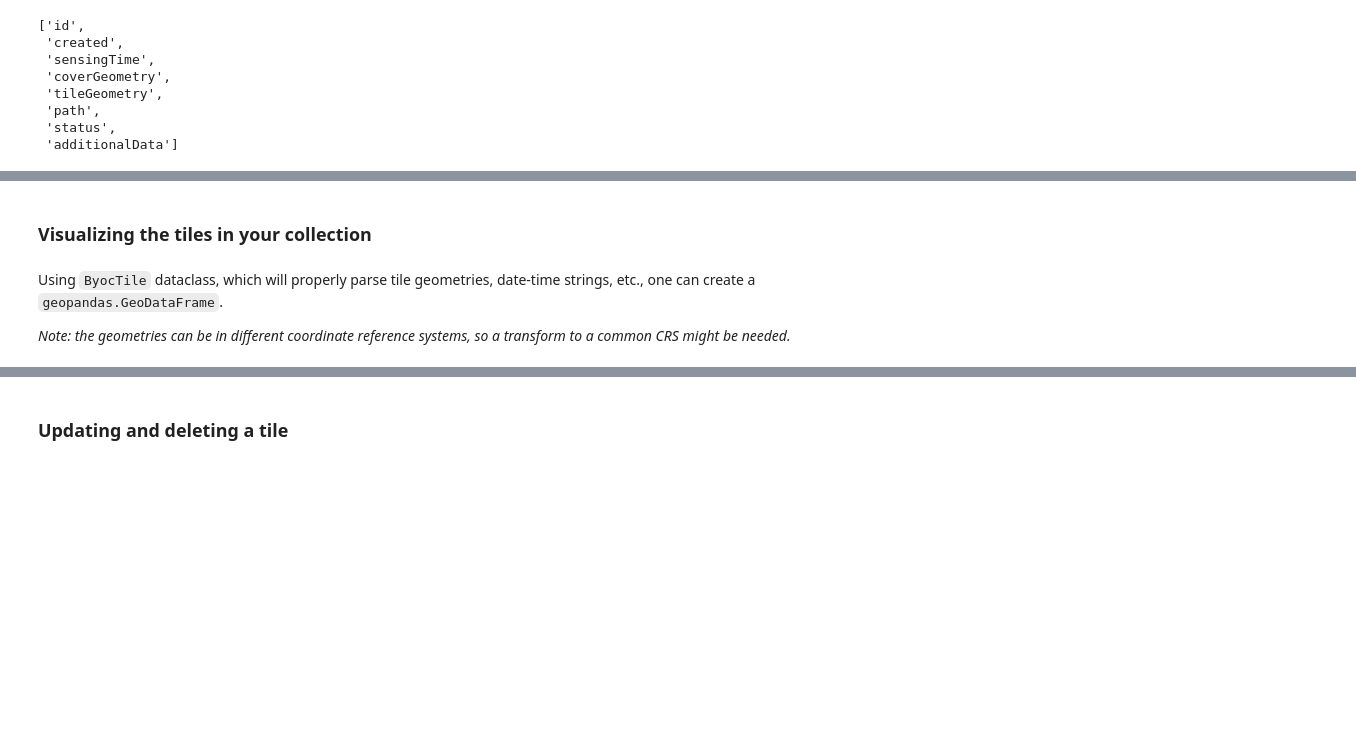
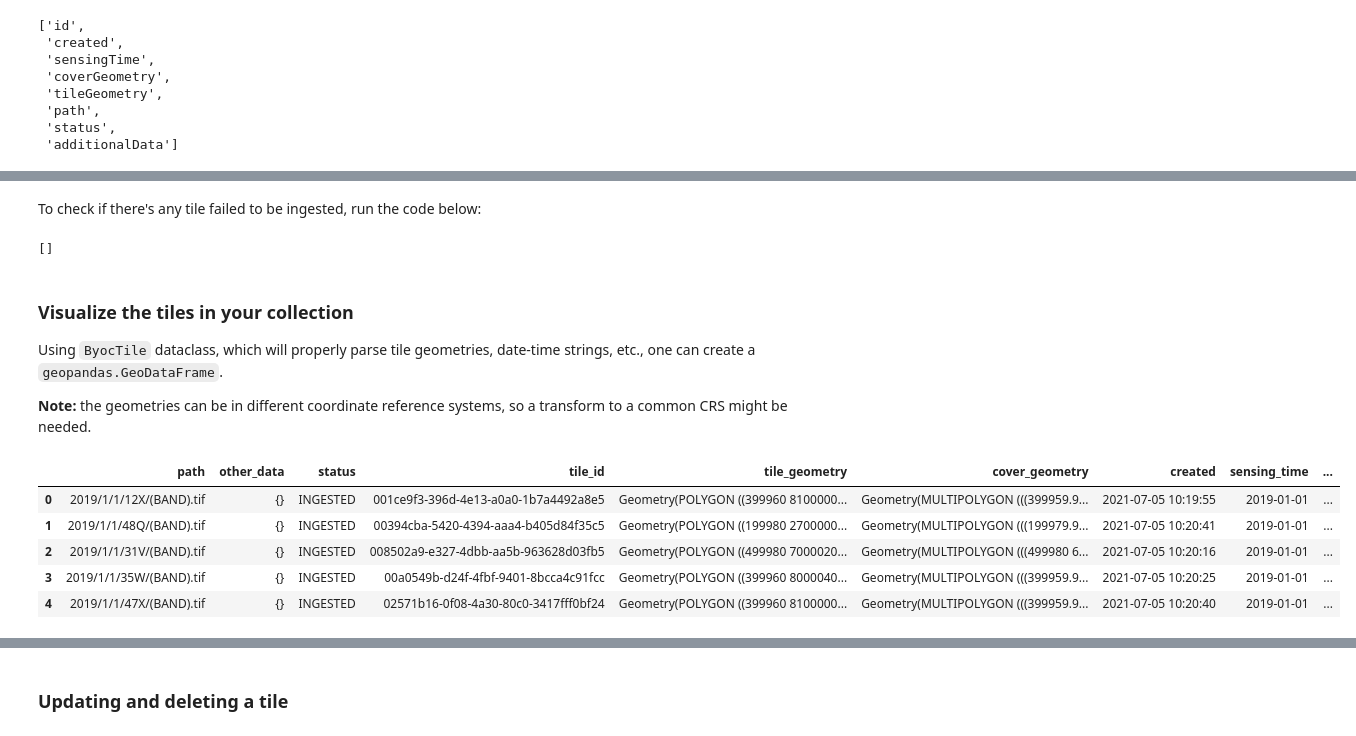
Before and after one commit to sentinel-hub/sentinelhub-py, a Jupyter notebook: examples/byoc_request.ipynb, the cells around one changed output, grey strips where cells are left out. Saved outputs shown, nothing was run; the diff lists cells and outputs as text; code cells hidden in the pictures; blank space fills up the shorter version.

Commit message:
added byoc notebook imporvements

```diff
--- a/examples/byoc_request.ipynb
+++ b/examples/byoc_request.ipynb
@@ -124,0 +70,2 @@ created_collection['id']
+# %%
+my_collection = byoc.get_collection(created_collection_id)
@@ -216,7 +329,13 @@ As we can see, the `tile` object has several fields about geometry. `tileGeometr
-# %% [markdown]
-### Visualizing the tiles in your collection
+# %% [markdown]
+To check if there's any tile failed to be ingested, run the code below:
+# %%
+tiles_failed_to_be_ingested = [x['path'] for x in tiles if x['status']=='FAILED']
+tiles_failed_to_be_ingested
+# %% [output]
+[]
 # %% [markdown]
+### Visualize the tiles in your collection
 Using `ByocTile` dataclass, which will properly parse tile geometries, date-time strings, etc., one can create a `geopandas.GeoDataFrame`.
 
-_Note: the geometries can be in different coordinate reference systems, so a transform to a common CRS might be needed._
+**Note:** the geometries can be in different coordinate reference systems, so a transform to a common CRS might be needed.
 # %%
@@ -224,6 +343,14 @@ tile_iterator = byoc.iter_tiles(my_collection)
 # %%
-tiles = []
+tiles_for_visualized = []
 for i in range(100):
-    tiles.append(ByocTile.from_dict(next(tile_iterator)))
+    tiles_for_visualized.append(ByocTile.from_dict(next(tile_iterator)))
 
-tiles_gdf = gpd.GeoDataFrame(tiles, geometry=[t.cover_geometry.transform(CRS.WGS84).geometry for t in tiles], crs='epsg:4326')
+tiles_gdf = gpd.GeoDataFrame(tiles_for_visualized, geometry=[t.cover_geometry.transform(CRS.WGS84).geometry for t in tiles_for_visualized], crs='epsg:4326')
+tiles_gdf.head()
+# %% [output]
+|  | path | other_data | status | tile_id | tile_geometry | cover_geometry | created | sensing_time | ... |
+| 0 | 2019/1/1/12X/(BAND).tif | {} | INGESTED | 001ce9f3-396d-4e13-a0a0-1b7a4492a8e5 | Geometry(POLYGON ((399960 8100000... | Geometry(MULTIPOLYGON (((399959.9... | 2021-07-05 10:19:55 | 2019-01-01 | ... |
+| 1 | 2019/1/1/48Q/(BAND).tif | {} | INGESTED | 00394cba-5420-4394-aaa4-b405d84f35c5 | Geometry(POLYGON ((199980 2700000... | Geometry(MULTIPOLYGON (((199979.9... | 2021-07-05 10:20:41 | 2019-01-01 | ... |
+| 2 | 2019/1/1/31V/(BAND).tif | {} | INGESTED | 008502a9-e327-4dbb-aa5b-963628d03fb5 | Geometry(POLYGON ((499980 7000020... | Geometry(MULTIPOLYGON (((499980 6... | 2021-07-05 10:20:16 | 2019-01-01 | ... |
+| 3 | 2019/1/1/35W/(BAND).tif | {} | INGESTED | 00a0549b-d24f-4fbf-9401-8bcca4c91fcc | Geometry(POLYGON ((399960 8000040... | Geometry(MULTIPOLYGON (((399959.9... | 2021-07-05 10:20:25 | 2019-01-01 | ... |
+| 4 | 2019/1/1/47X/(BAND).tif | {} | INGESTED | 02571b16-0f08-4a30-80c0-3417fff0bf24 | Geometry(POLYGON ((399960 8100000... | Geometry(MULTIPOLYGON (((399959.9... | 2021-07-05 10:20:40 | 2019-01-01 | ... |
```
Also changed, not shown: parts of 115 cells of this notebook.
